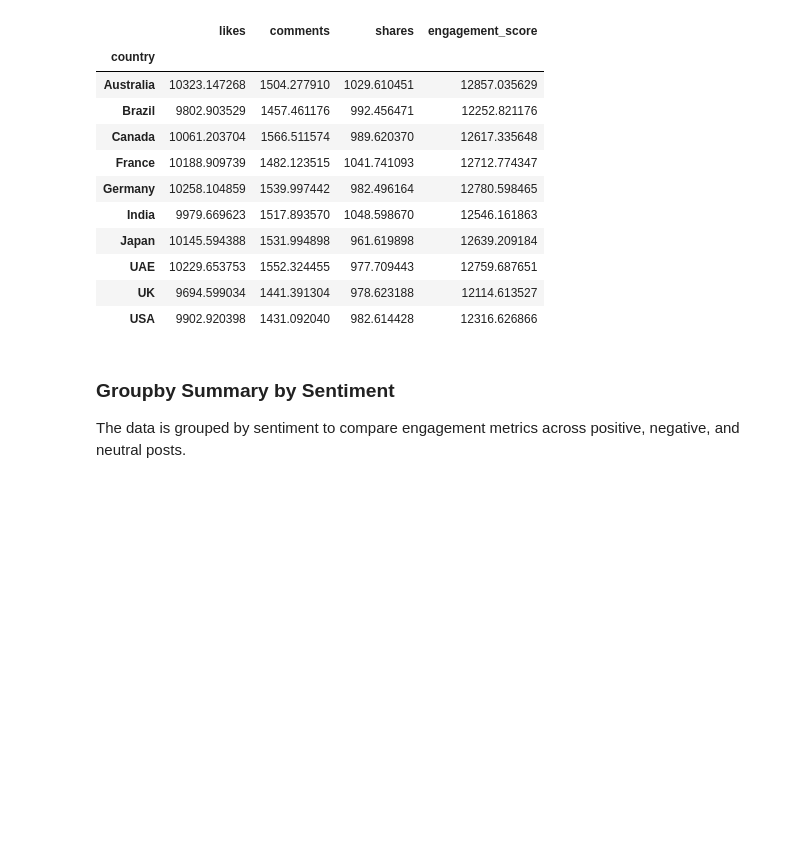
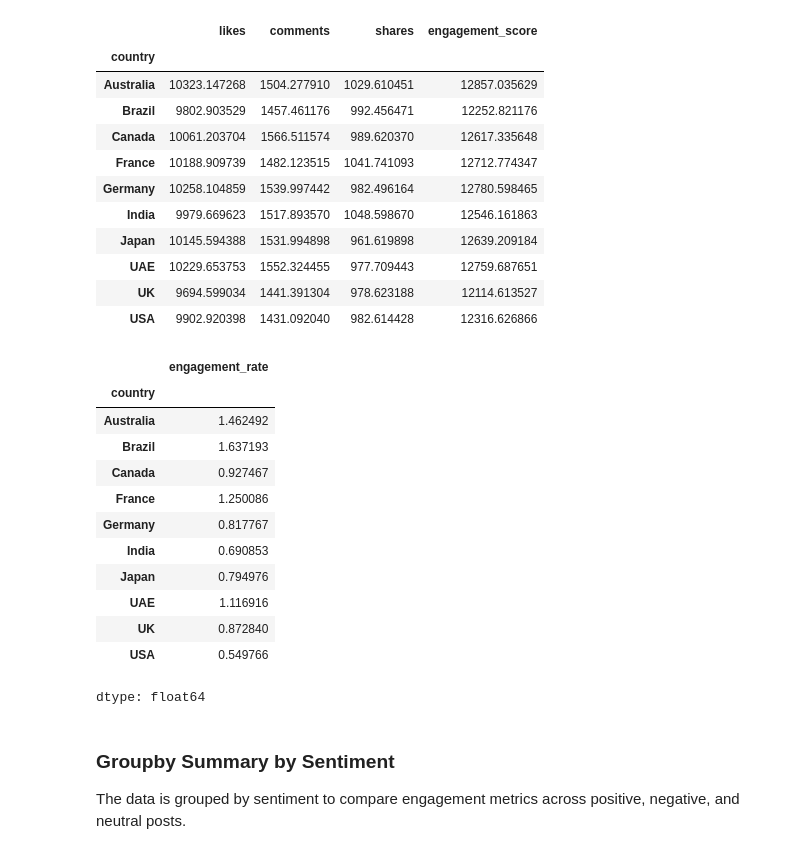
Before and after one commit to gowriv05/Python_Project_Socialmedia_engagement, a Jupyter notebook: Python_project_socialmedia_engagement.ipynb, the cells around one changed output. Drawn from its saved outputs; the diff is of its cells as text; code cells hidden in the pictures; blank space fills up the shorter version.

```diff
--- a/Python_project_socialmedia_engagement.ipynb
+++ b/Python_project_socialmedia_engagement.ipynb
@@ -423,6 +423,23 @@ country_summary
 | UAE | 10229.653753 | 1552.324455 | 977.709443 | 12759.687651 |
 | UK | 9694.599034 | 1441.391304 | 978.623188 | 12114.613527 |
 | USA | 9902.920398 | 1431.092040 | 982.614428 | 12316.626866 |
+# %%
+highest_engagement_country=df.groupby('country')['engagement_rate'].mean()
+highest_engagement_country
+# %% [output]
+|  | engagement_rate |
+| country |  |
+| Australia | 1.462492 |
+| Brazil | 1.637193 |
+| Canada | 0.927467 |
+| France | 1.250086 |
+| Germany | 0.817767 |
+| India | 0.690853 |
+| Japan | 0.794976 |
+| UAE | 1.116916 |
+| UK | 0.872840 |
+| USA | 0.549766 |
+dtype: float64
 # %% [markdown]
 ### Groupby Summary by Sentiment
 
```
Also changed, not shown: parts of 4 cells of this notebook.
